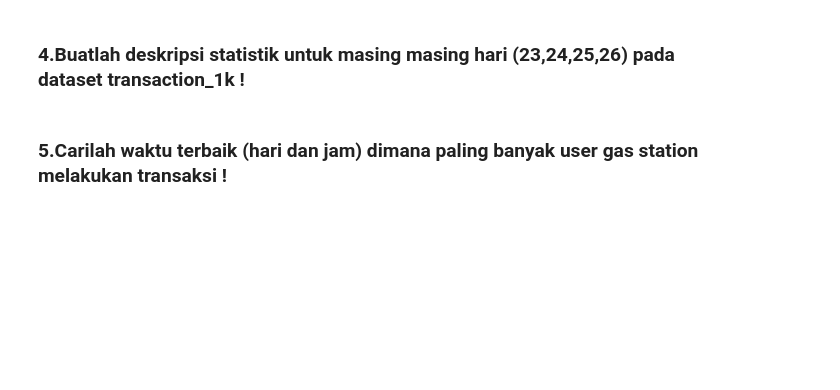
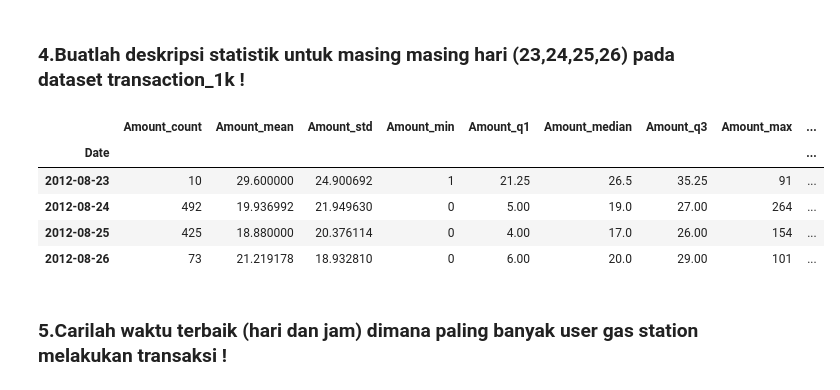
Before and after one commit to Afkar5115/Kecerdasan_Buatan_TI-1B_2025, a Jupyter notebook: Jobsheet_5.ipynb, the cells around one changed output. Drawn from its saved outputs; the diff is of its cells as text; code cells hidden in the pictures; blank space fills up the shorter version.

```diff
--- a/Jobsheet_5.ipynb
+++ b/Jobsheet_5.ipynb
@@ -312,4 +327,61 @@ Analisis selesai. Hasil telah disimpan dalam file CSV.
 # %% [markdown]
 ### 4.Buatlah deskripsi statistik untuk masing masing hari (23,24,25,26) pada dataset transaction_1k !
+# %%
+import pandas as pd
+import datetime as dt
+
+# Load semua dataset
+df_customer = pd.read_csv('customers.csv')
+df_gasstation = pd.read_csv('gasstations.csv')
+df_product = pd.read_csv('products.csv')
+df_transaction = pd.read_csv('transactions_1k.csv')
+df_yearmonth = pd.read_csv('yearmonth.csv')
+
+# Merge semua tabel
+df_merged = df_transaction.merge(
+    df_customer, on='CustomerID', how='left'
+).merge(
+    df_gasstation, on='GasStationID', how='left'
+).merge(
+    df_product, on='ProductID', how='left'
+)
+
+# 1. Pastikan kolom Date sudah datetime
+df_merged['Date'] = pd.to_datetime(df_merged['Date'])
+
+# 2. Filter tanggal 23-26 Agustus 2012
+df_filtered = df_merged[
+    df_merged['Date'].isin(pd.to_datetime(['2012-08-23', '2012-08-24', '2012-08-25', '2012-08-26']))
+]
+
+# 3. Hitung statistik dengan sintaks yang benar
+daily_stats = df_filtered.groupby('Date').agg(
+    Amount_count=('Amount', 'count'),
+    Amount_mean=('Amount', 'mean'),
+    Amount_std=('Amount', 'std'),
+    Amount_min=('Amount', 'min'),
+    Amount_q1=('Amount', lambda x: x.quantile(0.25)),
+    Amount_median=('Amount', 'median'),
+    Amount_q3=('Amount', lambda x: x.quantile(0.75)),
+    Amount_max=('Amount', 'max'),
+    Sales_count=('Price', 'count'),
+    Sales_mean=('Price', 'mean'),
+    Sales_std=('Price', 'std'),
+    Sales_min=('Price', 'min'),
+    Sales_q1=('Price', lambda x: x.quantile(0.25)),
+    Sales_median=('Price', 'median'),
+    Sales_q3=('Price', lambda x: x.quantile(0.75)),
+    Sales_max=('Price', 'max')
+)
+
+# Tampilkan hasil
+daily_stats
+# %% [output]
+|  | Amount_count | Amount_mean | Amount_std | Amount_min | Amount_q1 | Amount_median | Amount_q3 | Amount_max | ... |
+| Date |  |  |  |  |  |  |  |  | ... |
+| 2012-08-23 | 10 | 29.600000 | 24.900692 | 1 | 21.25 | 26.5 | 35.25 | 91 | ... |
+| 2012-08-24 | 492 | 19.936992 | 21.949630 | 0 | 5.00 | 19.0 | 27.00 | 264 | ... |
+| 2012-08-25 | 425 | 18.880000 | 20.376114 | 0 | 4.00 | 17.0 | 26.00 | 154 | ... |
+| 2012-08-26 | 73 | 21.219178 | 18.932810 | 0 | 6.00 | 20.0 | 29.00 | 101 | ... |
 # %% [markdown]
 ### 5.Carilah waktu terbaik (hari dan jam) dimana paling banyak user gas station melakukan transaksi !
```
Also changed, not shown: parts of 4 cells of this notebook.
